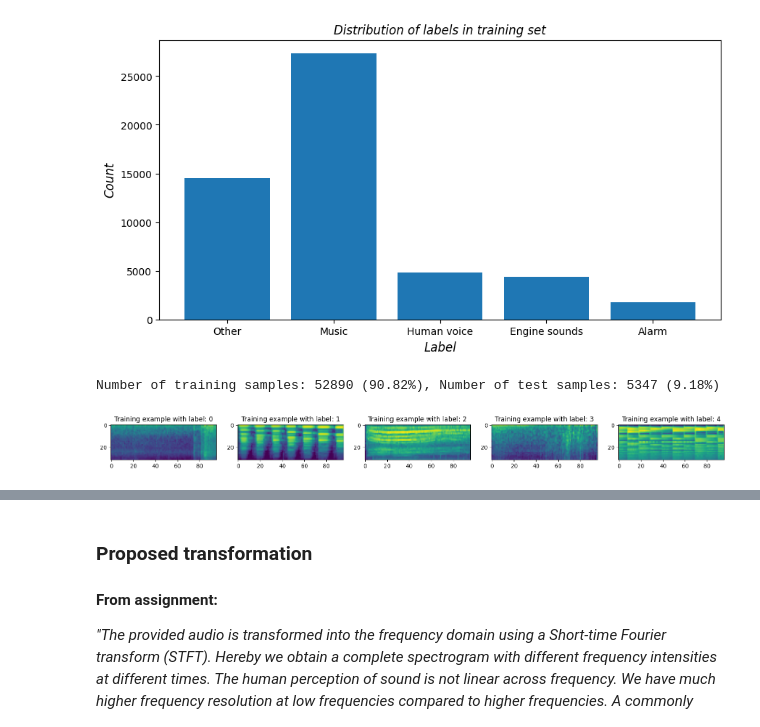
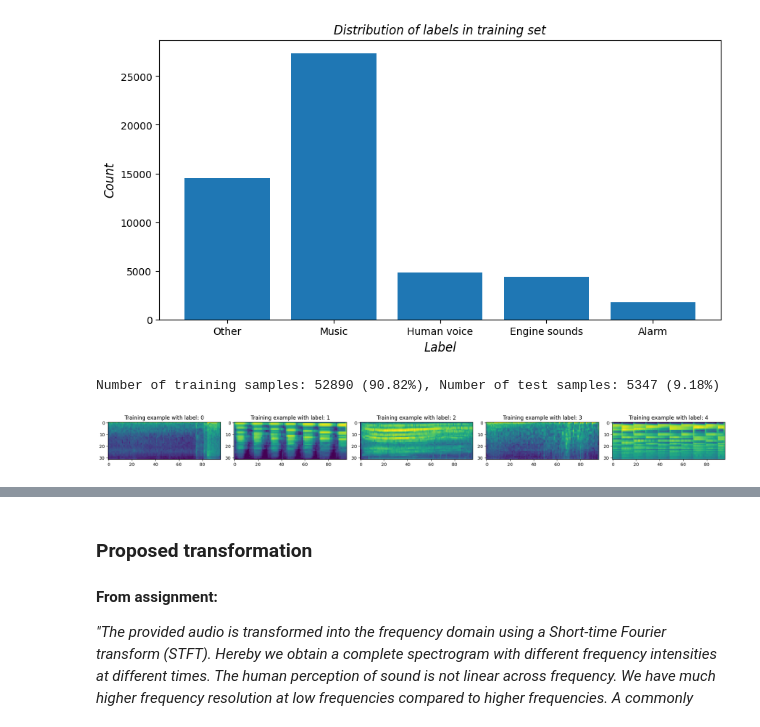
Before and after one commit to Rebekka-M/Oticon, a Jupyter notebook: experiments/OTICON_RM_Data.ipynb, the cells around one changed output, grey strips where cells are left out. Cells and saved outputs as stored; diff of their text form; code cells hidden in the pictures.

```diff
--- a/experiments/OTICON_RM_Data.ipynb
+++ b/experiments/OTICON_RM_Data.ipynb
@@ -3,7 +3,7 @@ import numpy as np
 import matplotlib.pyplot as plt
 import os
 
-path = r"data"
+path = r"../data"
 
 X_train = np.load(os.path.join(path, "training.npy"))
 y_train = np.load(os.path.join(path, "training_labels.npy"))
@@ -28,12 +29,14 @@ plt.show()
 # %%
 print(f"Number of training samples: {X_train.shape[0]} ({np.round(100*X_train.shape[0]/(X_train.shape[0]+X_test.shape[0]),2)}%),",
         f"Number of test samples: {X_test.shape[0]} ({np.round(100*X_test.shape[0]/(X_train.shape[0]+X_test.shape[0]),2)}%)")
 
 fig, axs = plt.subplots(1, 5, figsize=(20, 3))
 for i, e in enumerate([1, 2, 3, 21, 30]):
         axs[i].imshow(X_train[e])
         axs[i].set_title(f"Training example with label: {y_train[e]}")
+plt.tight_layout()
+plt.savefig("figures/examples.png")
 plt.show()
 # %% [output]
 Number of training samples: 52890 (90.82%), Number of test samples: 5347 (9.18%)
-[figure, old version]
+[figure, new version]
```
Also changed, not shown: parts of 2 cells of this notebook.
